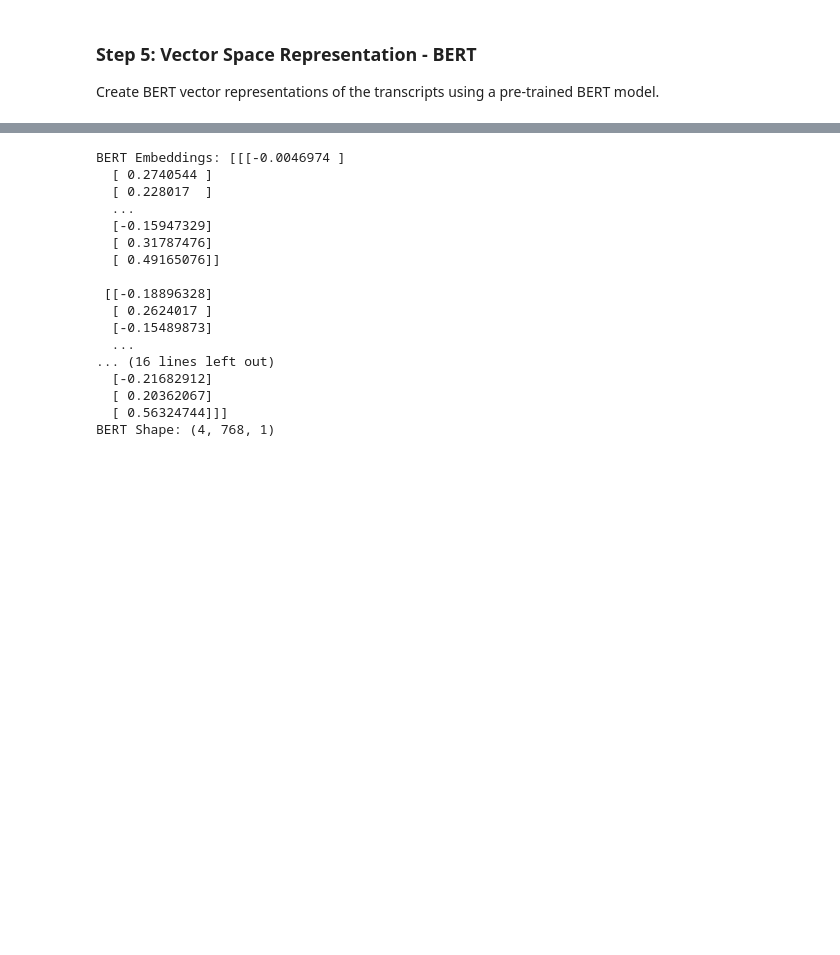
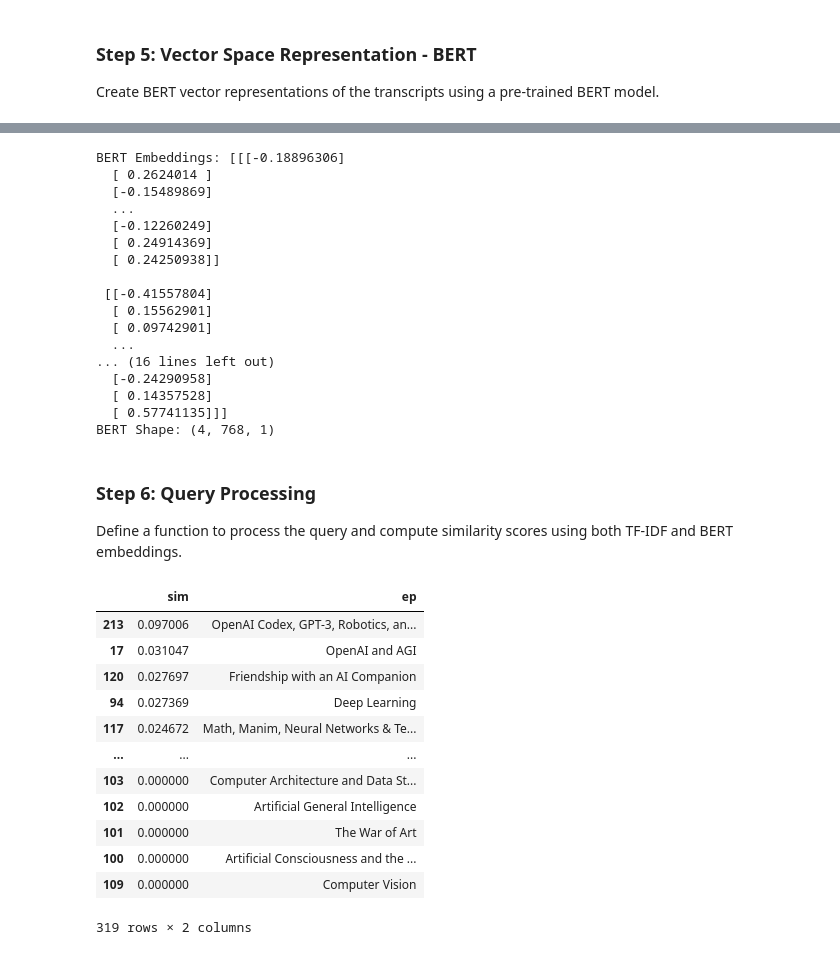
Before and after one commit to PaolaMaribel18/RI_2024a, a Jupyter notebook: week11/podcast_ir.ipynb, the cells around one changed output, grey strips where cells are left out. Drawn from its saved outputs; the diff is of its cells as text; code cells hidden in the pictures; blank space fills up the shorter version.

```diff
--- a/week11/podcast_ir.ipynb
+++ b/week11/podcast_ir.ipynb
@@ -115,7 +115,6 @@ Create TF-IDF vector representations of the transcripts.
 # %%
 def create_tfidf_representation(corpus_df):
     tfidf_vectorizer = TfidfVectorizer()
-    X_tfidf = tfidf_vectorizer.fit_transform(corpus_df['text'])
+    X_tfidf = tfidf_vectorizer.fit_transform(corpus_df['text_pre'])
     tfidf_df = pd.DataFrame(X_tfidf.toarray(), columns=tfidf_vectorizer.get_feature_names_out())
-    tfidf_df['id'] = corpus_df['id']
-    return tfidf_df
+    return tfidf_df,tfidf_vectorizer
@@ -122,6 +125,6 @@ def create_tfidf_representation(corpus_df):
 # %%
 # Crear la representación TF-IDF
-podcast_tfidf_df = create_tfidf_representation(podcast_pre_df)
+podcast_tfidf_df, vectorizer = create_tfidf_representation(podcast_pre_df)
 # %%
 print("\nRepresentación TF-IDF:")
 podcast_tfidf_df
@@ -170,26 +169,57 @@ def generate_bert_embeddings(texts):
         inputs = tokenizer(text, return_tensors='tf', padding=True, truncation=True)
         outputs = model(**inputs)
         embeddings.append(outputs.last_hidden_state[:, 0, :])  # Use [CLS] token representation
-    return np.array(embeddings).transpose(0,2,1)
+    return np.array(embeddings).transpose(0,2,1) # modificar el codigo para aplanar
 
-bert_embeddings = generate_bert_embeddings(podcast_pre_df[:10])
+bert_embeddings = generate_bert_embeddings(podcast_pre_df)
 print("BERT Embeddings:", bert_embeddings)
 print("BERT Shape:", bert_embeddings.shape)
 # %% [output]
-BERT Embeddings: [[[-0.0046974 ]
-  [ 0.2740544 ]
-  [ 0.228017  ]
+BERT Embeddings: [[[-0.18896306]
+  [ 0.2624014 ]
+  [-0.15489869]
   ...
-  [-0.15947329]
-  [ 0.31787476]
-  [ 0.49165076]]
+  [-0.12260249]
+  [ 0.24914369]
+  [ 0.24250938]]
 
- [[-0.18896328]
-  [ 0.2624017 ]
-  [-0.15489873]
+ [[-0.41557804]
+  [ 0.15562901]
+  [ 0.09742901]
   ...
 ... (16 lines left out)
-  [-0.21682912]
-  [ 0.20362067]
-  [ 0.56324744]]]
+  [-0.24290958]
+  [ 0.14357528]
+  [ 0.57741135]]]
 BERT Shape: (4, 768, 1)
+# %% [markdown]
+### Step 6: Query Processing
+
+Define a function to process the query and compute similarity scores using both TF-IDF and BERT embeddings.
+# %%
+def retrieve_tfidf(query, vectorizer, tfidf_df, podcast_pre_df):
+    query_vector = vectorizer.transform([query])
+    similarities = cosine_similarity(query_vector, tfidf_df)
+    similarities_df = pd.DataFrame(similarities.T, columns=['sim'])
+    # Reset index of podcast_pre_df to ensure unique index for alignment
+    similarities_df['ep'] = podcast_pre_df.reset_index(drop=True)['title']  # Reset index of podcast_pre_df
+    return similarities_df.sort_values(by='sim', ascending=False)
+
+# Prueba con una consulta de ejemplo
+query = 'gpt'
+tfidf_results = retrieve_tfidf(query, vectorizer, podcast_tfidf_df, podcast_pre_df)
+tfidf_results
+# %% [output]
+|  | sim | ep |
+| 213 | 0.097006 | OpenAI Codex, GPT-3, Robotics, an... |
+| 17 | 0.031047 | OpenAI and AGI |
+| 120 | 0.027697 | Friendship with an AI Companion |
+| 94 | 0.027369 | Deep Learning |
+| 117 | 0.024672 | Math, Manim, Neural Networks & Te... |
+| ... | ... | ... |
+| 103 | 0.000000 | Computer Architecture and Data St... |
+| 102 | 0.000000 | Artificial General Intelligence |
+| 101 | 0.000000 | The War of Art |
+| 100 | 0.000000 | Artificial Consciousness and the ... |
+| 109 | 0.000000 | Computer Vision |
+319 rows × 2 columns
```
Also changed, not shown: parts of 28 cells of this notebook.
